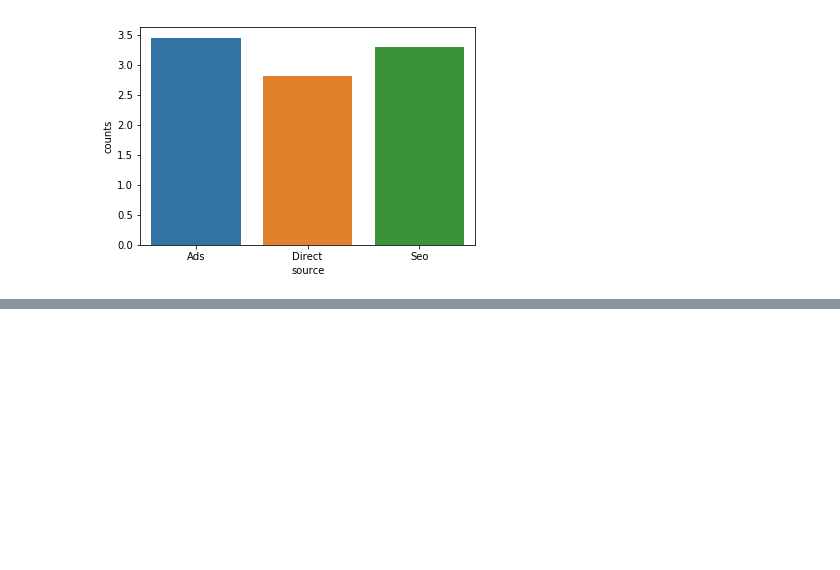
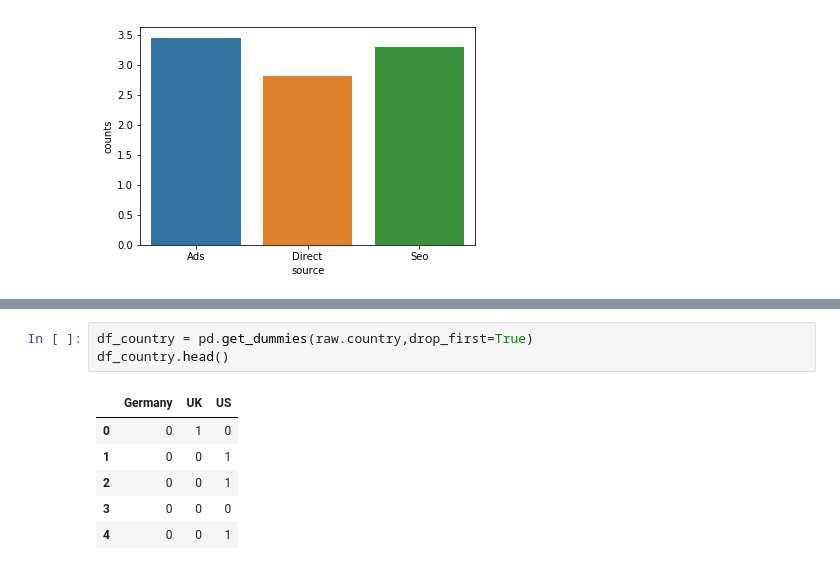
Before and after one commit to jma-dev/DS-CaseStudies, a Jupyter notebook: ConversionRate/ConversionRate_JM.ipynb, the cells around one changed output, grey strips where cells are left out. Drawn from its saved outputs; the diff is of its cells as text; blank space fills up the shorter version.

```diff
--- a/ConversionRate/ConversionRate_JM.ipynb
+++ b/ConversionRate/ConversionRate_JM.ipynb
@@ -283,0 +308,10 @@ Name: age, dtype: float64
+# %%
+df_country = pd.get_dummies(raw.country,drop_first=True)
+df_country.head()
+# %% [output]
+|  | Germany | UK | US |
+| 0 | 0 | 1 | 0 |
+| 1 | 0 | 0 | 1 |
+| 2 | 0 | 0 | 1 |
+| 3 | 0 | 0 | 0 |
+| 4 | 0 | 0 | 1 |
```
Also changed, not shown: parts of 16 cells of this notebook.
